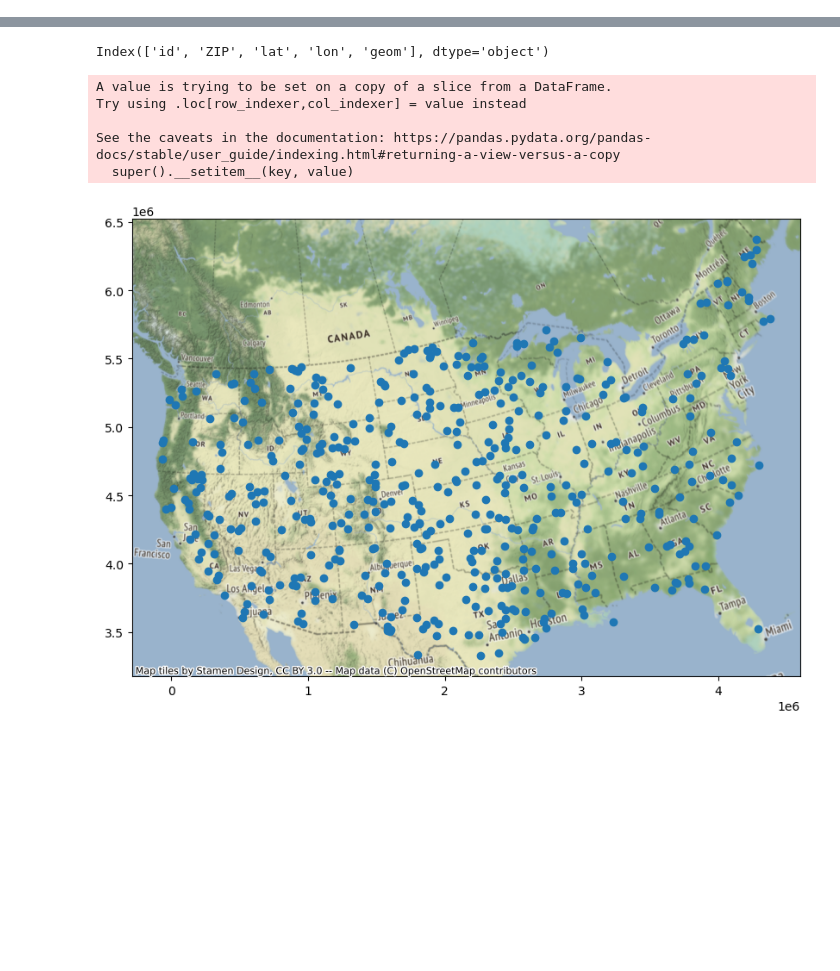
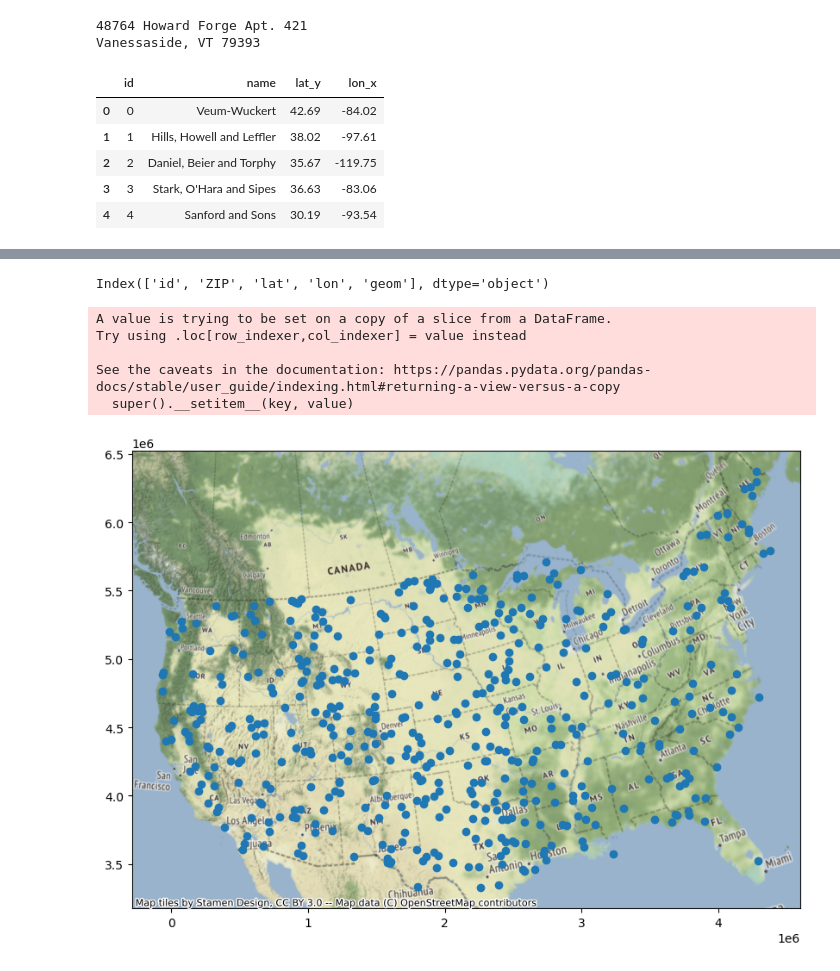
Before and after one commit to geoafrikana/collision-aid, a Jupyter notebook: GIS/Untitled.ipynb, the cells around one changed output, grey strips where cells are left out. Drawn from its saved outputs; the diff is of its cells as text; code cells hidden in the pictures; blank space fills up the shorter version.

```diff
--- a/GIS/Untitled.ipynb
+++ b/GIS/Untitled.ipynb
@@ -5,0 +10,17 @@ import pandas as pd
+# %%
+print(fake.address())
+# %% [output]
+48764 Howard Forge Apt. 421
+Vanessaside, VT 79393
+# %%
+fp = r"C:\Users\USER\Desktop\laborratehero\backend\test_shop_names.csv"
+# %%
+df = pd.read_csv(fp)
+df.head()
+# %% [output]
+|  | id | name | lat_y | lon_x |
+| 0 | 0 | Veum-Wuckert | 42.69 | -84.02 |
+| 1 | 1 | Hills, Howell and Leffler | 38.02 | -97.61 |
+| 2 | 2 | Daniel, Beier and Torphy | 35.67 | -119.75 |
+| 3 | 3 | Stark, O'Hara and Sipes | 36.63 | -83.06 |
+| 4 | 4 | Sanford and Sons | 30.19 | -93.54 |
```
Also changed, not shown: parts of 8 cells of this notebook, 18 other files.
